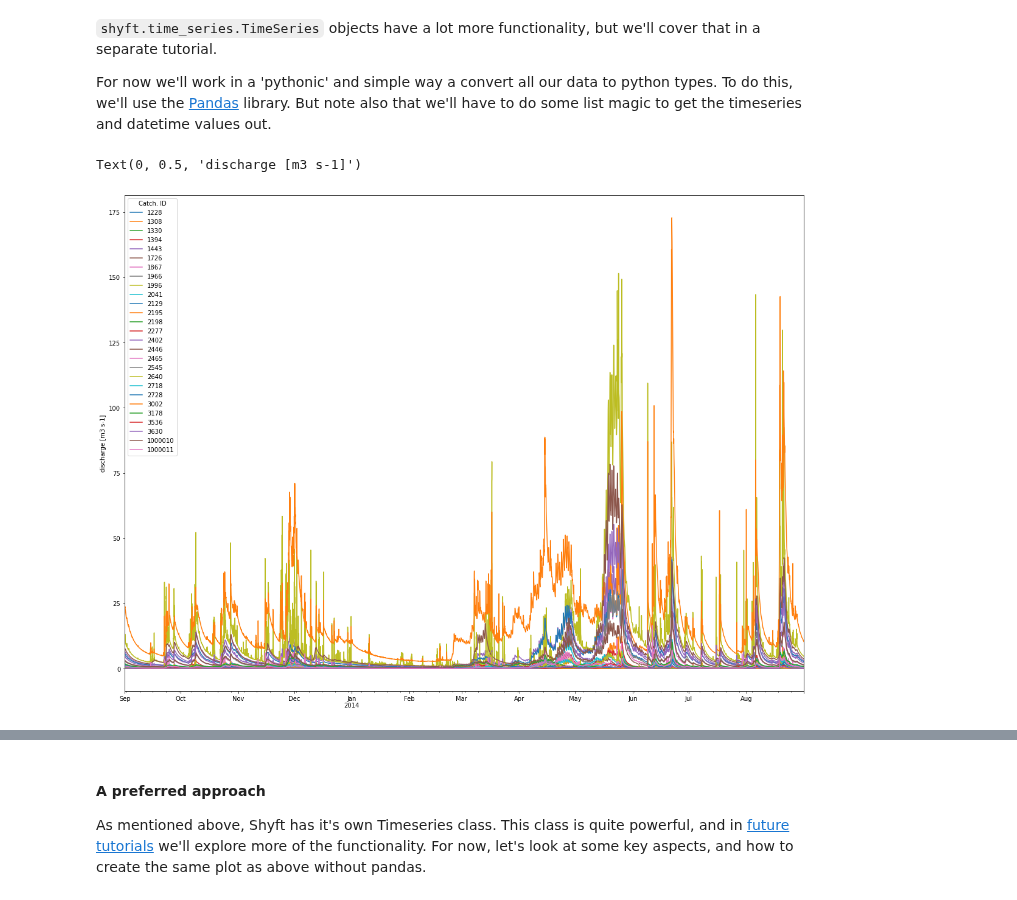
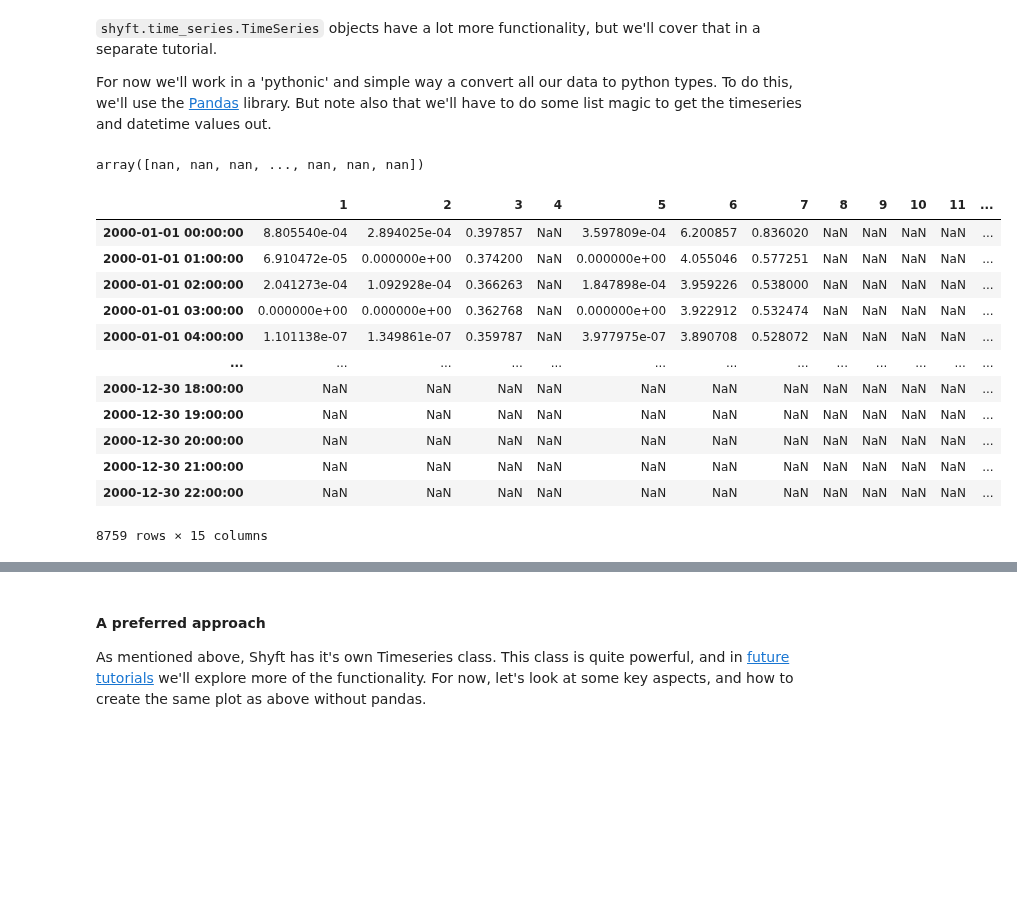
Before and after one commit to jacobqs/MST-Himalaya, a Jupyter notebook: shyft_workspace_copy/shyft_workspace/shyft-doc/public/notebooks/budhi_gandaki/run_budhi_gandaki.ipynb, the cells around one changed output, grey strips where cells are left out. Drawn from its saved outputs; the diff is of its cells as text; code cells hidden in the pictures; blank space fills up the shorter version.

```diff
--- a/shyft_workspace_copy/shyft_workspace/shyft-doc/public/notebooks/budhi_gandaki/run_budhi_gandaki.ipynb
+++ b/shyft_workspace_copy/shyft_workspace/shyft-doc/public/notebooks/budhi_gandaki/run_budhi_gandaki.ipynb
@@ -1754,6 +238,10 @@ print(type(q_1228_np))
 `shyft.time_series.TimeSeries` objects have a lot more functionality, but we'll cover that in a separate tutorial.
 
 For now we'll work in a 'pythonic' and simple way a convert all our data to python types. To do this, we'll use the [Pandas](https://www.pandas.org) library. But note also that we'll have to do some list magic to get the timeseries and datetime values out.
+# %%
+simulator.region_model.statistics.discharge([10]).values.to_numpy()
+# %% [output]
+array([nan, nan, nan, ..., nan, nan, nan])
 # %%
 # First get the time-axis which we'll use as the index for the data frame
 ta = simulator.region_model.time_axis
@@ -1770,10 +258,19 @@ for cid in catchment_id_map:
     data[cid] = q_ts.values.to_numpy()
 
 df = pd.DataFrame(data, index=index)
-# we can simply use:
-ax = df.plot(figsize=(20,15))
-ax.legend(title="Catch. ID")
-ax.set_ylabel("discharge [m3 s-1]")
-# %% [output]
-Text(0, 0.5, 'discharge [m3 s-1]')
-[figure, removed]
+# %%
+df
+# %% [output]
+|  | 1 | 2 | 3 | 4 | 5 | 6 | 7 | 8 | 9 | 10 | 11 | ... |
+| 2000-01-01 00:00:00 | 8.805540e-04 | 2.894025e-04 | 0.397857 | NaN | 3.597809e-04 | 6.200857 | 0.836020 | NaN | NaN | NaN | NaN | ... |
+| 2000-01-01 01:00:00 | 6.910472e-05 | 0.000000e+00 | 0.374200 | NaN | 0.000000e+00 | 4.055046 | 0.577251 | NaN | NaN | NaN | NaN | ... |
+| 2000-01-01 02:00:00 | 2.041273e-04 | 1.092928e-04 | 0.366263 | NaN | 1.847898e-04 | 3.959226 | 0.538000 | NaN | NaN | NaN | NaN | ... |
+| 2000-01-01 03:00:00 | 0.000000e+00 | 0.000000e+00 | 0.362768 | NaN | 0.000000e+00 | 3.922912 | 0.532474 | NaN | NaN | NaN | NaN | ... |
+| 2000-01-01 04:00:00 | 1.101138e-07 | 1.349861e-07 | 0.359787 | NaN | 3.977975e-07 | 3.890708 | 0.528072 | NaN | NaN | NaN | NaN | ... |
+| ... | ... | ... | ... | ... | ... | ... | ... | ... | ... | ... | ... | ... |
+| 2000-12-30 18:00:00 | NaN | NaN | NaN | NaN | NaN | NaN | NaN | NaN | NaN | NaN | NaN | ... |
+| 2000-12-30 19:00:00 | NaN | NaN | NaN | NaN | NaN | NaN | NaN | NaN | NaN | NaN | NaN | ... |
+| 2000-12-30 20:00:00 | NaN | NaN | NaN | NaN | NaN | NaN | NaN | NaN | NaN | NaN | NaN | ... |
+| 2000-12-30 21:00:00 | NaN | NaN | NaN | NaN | NaN | NaN | NaN | NaN | NaN | NaN | NaN | ... |
+| 2000-12-30 22:00:00 | NaN | NaN | NaN | NaN | NaN | NaN | NaN | NaN | NaN | NaN | NaN | ... |
+8759 rows × 15 columns
```
Also changed, not shown: parts of 40 cells of this notebook, 4 other files.
